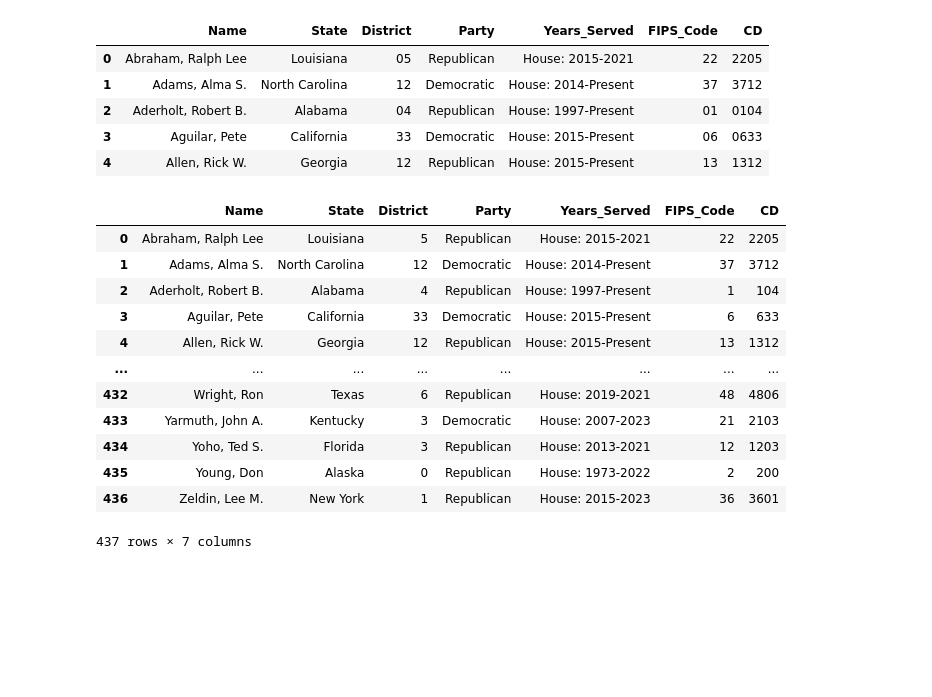
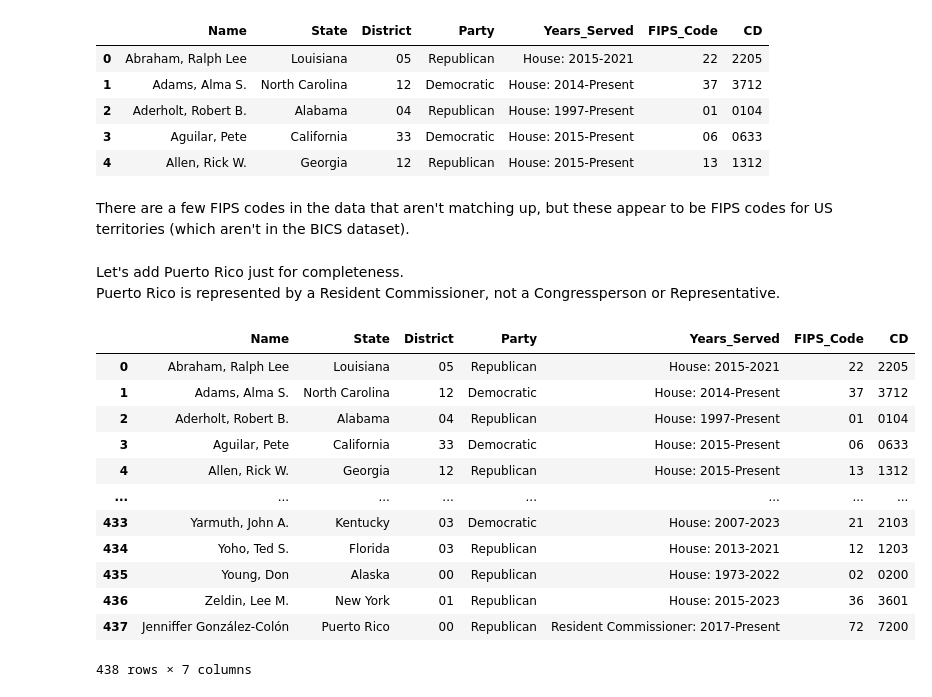
Before and after one commit to chrissoria/BICS_Political_Polarization, a Jupyter notebook: House_Reps.ipynb, the cells around one changed output. Drawn from its saved outputs; the diff is of its cells as text; code cells hidden in the pictures; blank space fills up the shorter version.

```diff
--- a/House_Reps.ipynb
+++ b/House_Reps.ipynb
@@ -3699,22 +3699,45 @@ split_df.head()
 | 2 | Aderholt, Robert B. | Alabama | 04 | Republican | House: 1997-Present | 01 | 0104 |
 | 3 | Aguilar, Pete | California | 33 | Democratic | House: 2015-Present | 06 | 0633 |
 | 4 | Allen, Rick W. | Georgia | 12 | Republican | House: 2015-Present | 13 | 1312 |
+# %% [markdown]
+There are a few FIPS codes in the data that aren't matching up, but these appear to be FIPS codes for US territories (which aren't in the BICS dataset).
+# %% [markdown]
+Let's add Puerto Rico just for completeness. \
+Puerto Rico is represented by a Resident Commissioner, not a Congressperson or Representative.
+# %%
+split_df.loc[len(split_df)] = {'Name': 'Jenniffer González-Colón',
+                               'State': 'Puerto Rico',
+                               'District': "00",
+                               'Party': "Republican",
+                               'Years_Served': "Resident Commissioner: 2017-Present",
+                               'FIPS_Code': "72",
+                               'CD': "7200"
+                              }
 # %%
 split_df.to_csv('House_Reps_District.csv', index=False)
-# %%
-split_df = pd.read_csv('House_Reps_District.csv')
-split_df
-# %% [output]
-|  | Name | State | District | Party | Years_Served | FIPS_Code | CD |
-| 0 | Abraham, Ralph Lee | Louisiana | 5 | Republican | House: 2015-2021 | 22 | 2205 |
-| 1 | Adams, Alma S. | North Carolina | 12 | Democratic | House: 2014-Present | 37 | 3712 |
-| 2 | Aderholt, Robert B. | Alabama | 4 | Republican | House: 1997-Present | 1 | 104 |
-| 3 | Aguilar, Pete | California | 33 | Democratic | House: 2015-Present | 6 | 633 |
-| 4 | Allen, Rick W. | Georgia | 12 | Republican | House: 2015-Present | 13 | 1312 |
-| ... | ... | ... | ... | ... | ... | ... | ... |
-| 432 | Wright, Ron | Texas | 6 | Republican | House: 2019-2021 | 48 | 4806 |
-| 433 | Yarmuth, John A. | Kentucky | 3 | Democratic | House: 2007-2023 | 21 | 2103 |
-| 434 | Yoho, Ted S. | Florida | 3 | Republican | House: 2013-2021 | 12 | 1203 |
-| 435 | Young, Don | Alaska | 0 | Republican | House: 1973-2022 | 2 | 200 |
-| 436 | Zeldin, Lee M. | New York | 1 | Republican | House: 2015-2023 | 36 | 3601 |
-437 rows × 7 columns
+# %%
+split_df.to_csv('House_Reps_District.csv', index=False)
+
+col_types = {
+    'FIPS_Code': str,
+    'District': str,
+    # Add other columns as needed
+}
+
+# Read the CSV file into a DataFrame
+df = pd.read_csv('House_Reps_District.csv', dtype=col_types)
+split_df
+# %% [output]
+|  | Name | State | District | Party | Years_Served | FIPS_Code | CD |
+| 0 | Abraham, Ralph Lee | Louisiana | 05 | Republican | House: 2015-2021 | 22 | 2205 |
+| 1 | Adams, Alma S. | North Carolina | 12 | Democratic | House: 2014-Present | 37 | 3712 |
+| 2 | Aderholt, Robert B. | Alabama | 04 | Republican | House: 1997-Present | 01 | 0104 |
+| 3 | Aguilar, Pete | California | 33 | Democratic | House: 2015-Present | 06 | 0633 |
+| 4 | Allen, Rick W. | Georgia | 12 | Republican | House: 2015-Present | 13 | 1312 |
+| ... | ... | ... | ... | ... | ... | ... | ... |
+| 433 | Yarmuth, John A. | Kentucky | 03 | Democratic | House: 2007-2023 | 21 | 2103 |
+| 434 | Yoho, Ted S. | Florida | 03 | Republican | House: 2013-2021 | 12 | 1203 |
+| 435 | Young, Don | Alaska | 00 | Republican | House: 1973-2022 | 02 | 0200 |
+| 436 | Zeldin, Lee M. | New York | 01 | Republican | House: 2015-2023 | 36 | 3601 |
+| 437 | Jenniffer González-Colón | Puerto Rico | 00 | Republican | Resident Commissioner: 2017-Present | 72 | 7200 |
+438 rows × 7 columns
```
Also changed, not shown: 4 other files.
